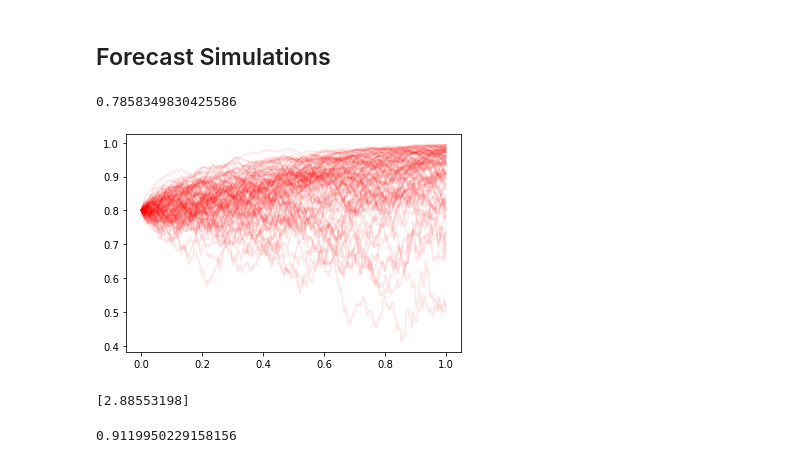
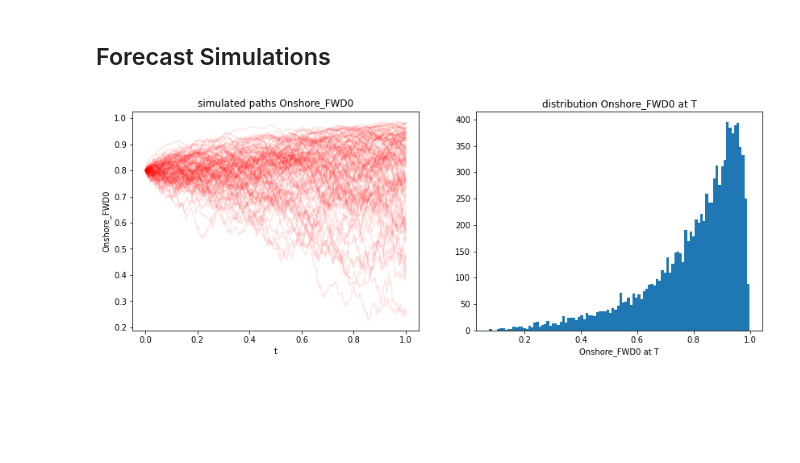
Before and after one commit to hnguyen-RIVACON/RiVaPy, a Jupyter notebook: docs/source/notebooks/models/windpower_forecast_model.ipynb, the cells around one changed output. Saved outputs shown, nothing was run; the diff lists cells and outputs as text; code cells hidden in the pictures; blank space fills up the shorter version.

```diff
--- a/docs/source/notebooks/models/windpower_forecast_model.ipynb
+++ b/docs/source/notebooks/models/windpower_forecast_model.ipynb
@@ -22,10 +22,6 @@ The autoreload extension is already loaded. To reload it, use:
 # %%
 params = WindPowerForecastModelParameter(n_call_strikes=40, min_strike=-7.0, max_strike=7.0)
 model = WindPowerForecastModel('Onshore', speed_of_mean_reversion=0.5, volatility=1.5, params=params)
-# %%
-_inv_logit(1.3)
-# %% [output]
-0.7858349830425586
 # %%
 timegrid = np.linspace(0.0,1.0, 365)
 np.random.seed(42)
@@ -34,13 +30,16 @@ results = model.simulate(timegrid, rnd, expiries=[1.0], initial_forecasts=[0.8],
 # %%
 onshore_wind = results.get('Onshore_FWD0')
 # %%
+plt.figure(figsize=(14,5))
+plt.subplot(1,2,1)
 for i in range(100):
     plt.plot(timegrid, onshore_wind[:,i],'-r', alpha=0.1)
+plt.xlabel('t')
+plt.ylabel('Onshore_FWD0')
+plt.title('simulated paths Onshore_FWD0')
+plt.subplot(1,2,2)
+plt.hist(onshore_wind[-1,:], bins=100)
+plt.xlabel('Onshore_FWD0 at T')
+plt.title('distribution Onshore_FWD0 at T');
 # %% [output]
-[figure, old version]
+[figure, new version]
-# %%
-print(results._ou_additive_forward_corrections)
-onshore_wind[-1,:].mean()
-# %% [output]
-[2.88553198]
-0.9119950229158156
```
Also changed, not shown: parts of 4 cells of this notebook.
